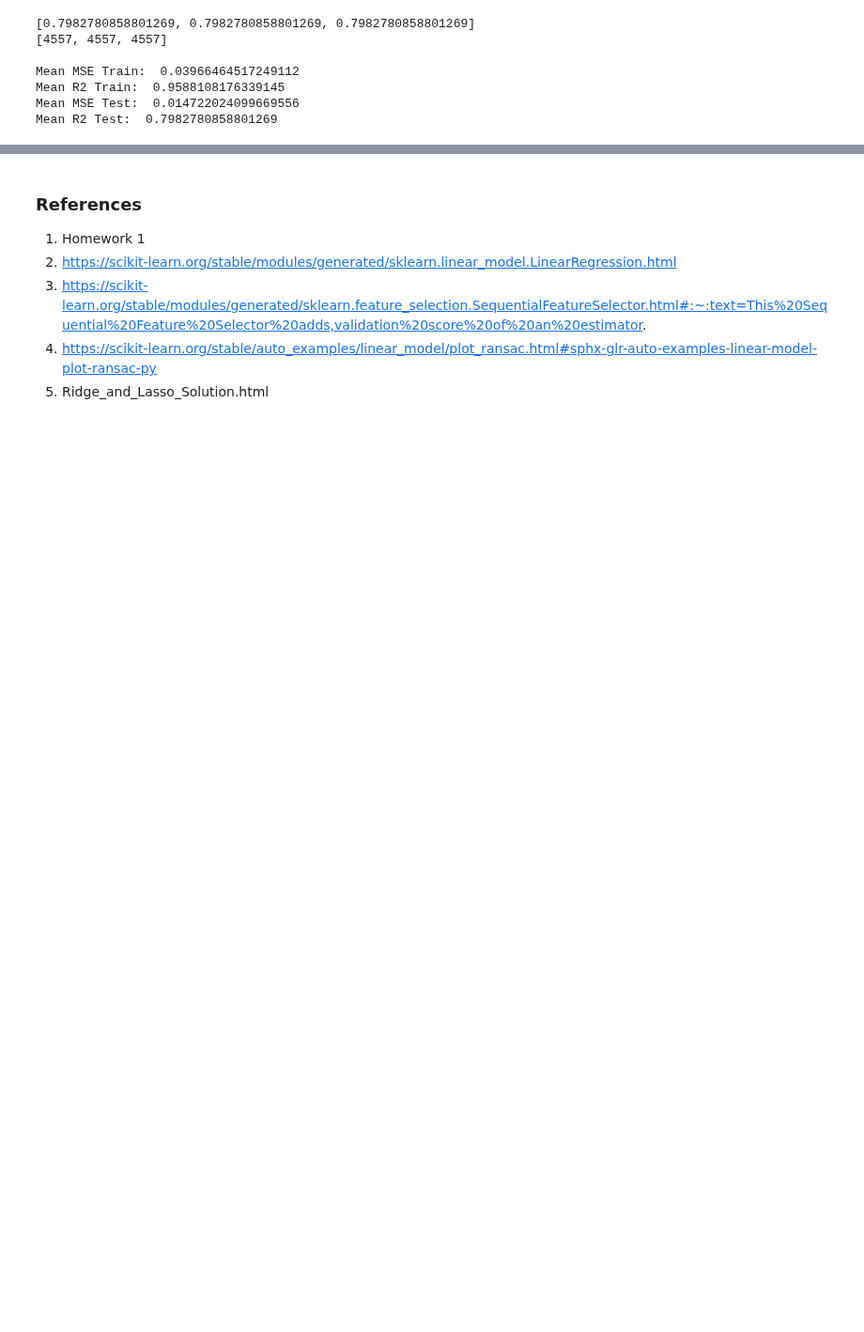
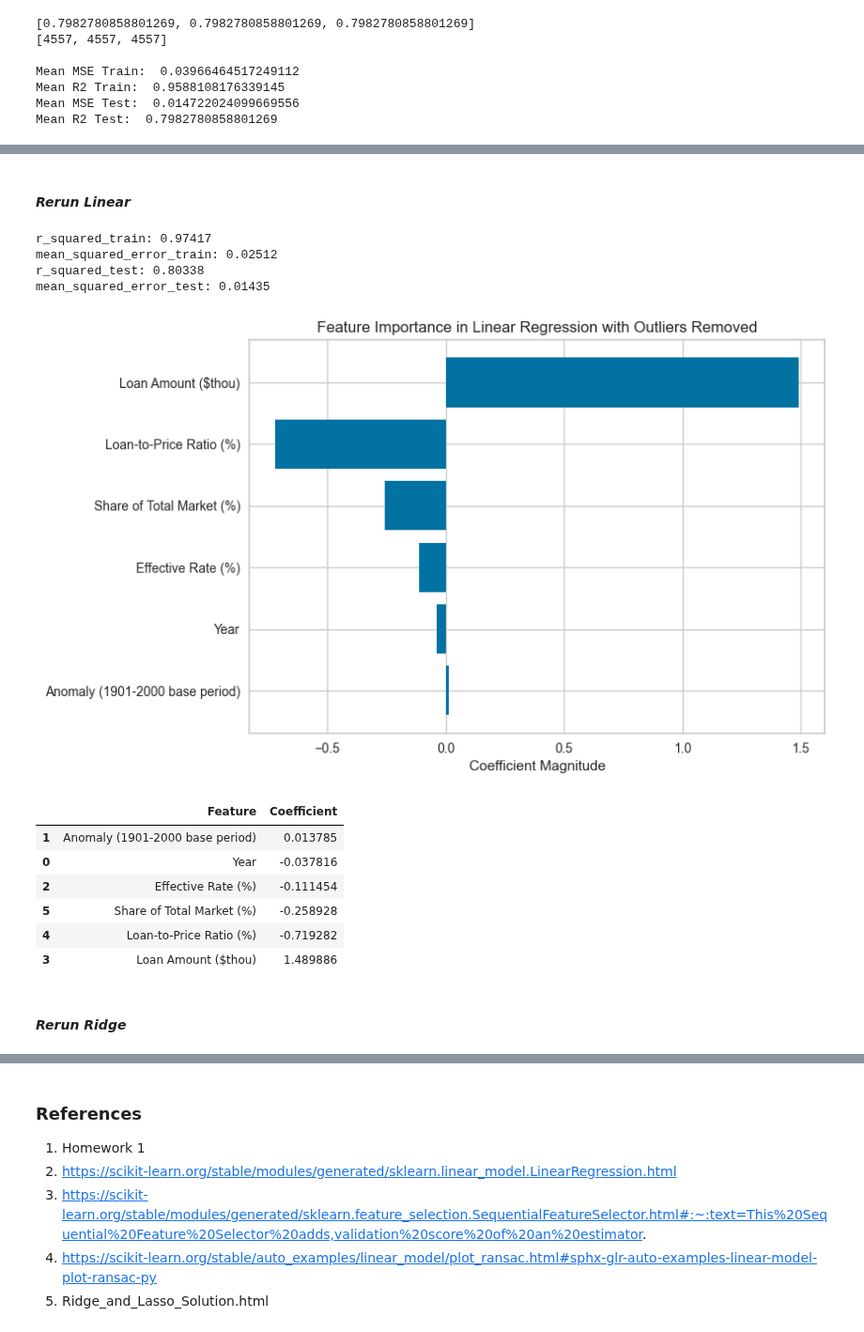
Before and after one commit to MLFP-90803-SP24-FinalProjects/Team17-FinalProject, a Jupyter notebook: Q1_Regression_Analysis.ipynb, the cells around one changed output, grey strips where cells are left out. Shown at 94% size. Saved outputs shown, nothing was run; the diff lists cells and outputs as text; code cells hidden in the pictures; blank space fills up the shorter version.

```diff
--- a/Q1_Regression_Analysis.ipynb
+++ b/Q1_Regression_Analysis.ipynb
@@ -926,0 +946,5 @@ Mean R2 Test:  0.7982780858801269
+# %%
+# Remove 2008 and 2012 from the data
+mask = ~data['Year'].isin([2008, 2012])
+data = data[mask]
+data['Year'].unique()
@@ -926,0 +954,20 @@ Mean R2 Test:  0.7982780858801269
+# %%
+# Resplit the data
+# Test set is all of the last year of the dataset
+test = data[data['Year'] == 2019].copy()
+
+# Train set is all of the other years
+train = data[data['Year'] != 2019].copy()
+
+# Target is purchase price, training is done on all over columns EXCEPT irrelevant geospatial columns (which are still needed for plotting maps)
+y_test = test['Purchase Price ($thou)'].copy()
+y_train = train['Purchase Price ($thou)'].copy()
+X_train = train.drop(columns=['RegionName', 'State', 'StateFPS', 'StateAbbrv', 'Purchase Price ($thou)', \
+                       'STATEFP', 'COUNTYFP', 'COUNTYNS', 'GEOID', 'NAME', 'NAMELSAD', 'LSAD',\
+                       'CLASSFP', 'MTFCC', 'CSAFP', 'CBSAFP', 'METDIVFP', 'FUNCSTAT','geometry']).copy()
+X_test = test.drop(columns=['RegionName', 'State', 'StateFPS', 'StateAbbrv', 'Purchase Price ($thou)', \
+                       'STATEFP', 'COUNTYFP', 'COUNTYNS', 'GEOID', 'NAME', 'NAMELSAD', 'LSAD',\
+                       'CLASSFP', 'MTFCC', 'CSAFP', 'CBSAFP', 'METDIVFP', 'FUNCSTAT','geometry']).copy()
+
+# Look at the data for one of these -- looks OK
+X_test.head()
@@ -926,0 +981,37 @@ Mean R2 Test:  0.7982780858801269
+# %%
+X_train_selected = X_train[['Year', 'Anomaly (1901-2000 base period)', 'Effective Rate (%)',
+                            'Loan Amount ($thou)', 'Loan-to-Price Ratio (%)','Share of Total Market (%)']]
+X_test_selected = X_test[['Year', 'Anomaly (1901-2000 base period)', 'Effective Rate (%)',
+                          'Loan Amount ($thou)', 'Loan-to-Price Ratio (%)','Share of Total Market (%)']]
+# %% [markdown]
+#### _Rerun Linear_
+# %%
+r_squared_train_linear, mean_squared_error_train_linear, r_squared_test_linear, mean_squared_error_test_linear, l_model =\
+    run_linear_model(X_train_selected, y_train, X_test_selected, y_test)
+# %% [output]
+r_squared_train: 0.97417
+mean_squared_error_train: 0.02512
+r_squared_test: 0.80338
+mean_squared_error_test: 0.01435
+# %%
+feat_importance = pd.DataFrame({'Feature': X_train_selected.columns, 'Coefficient': l_model.coef_})
+feat_importance = feat_importance.sort_values(by='Coefficient', key=abs, ascending=True)
+
+# Creating the bar plot
+plt.barh(feat_importance['Feature'], feat_importance['Coefficient'])
+plt.xlabel('Coefficient Magnitude')
+plt.title('Feature Importance in Linear Regression with Outliers Removed')
+plt.show()
+
+feat_importance
+# %% [output]
+[figure, added]
+|  | Feature | Coefficient |
+| 1 | Anomaly (1901-2000 base period) | 0.013785 |
+| 0 | Year | -0.037816 |
+| 2 | Effective Rate (%) | -0.111454 |
+| 5 | Share of Total Market (%) | -0.258928 |
+| 4 | Loan-to-Price Ratio (%) | -0.719282 |
+| 3 | Loan Amount ($thou) | 1.489886 |
+# %% [markdown]
+#### _Rerun Ridge_
```
Also changed, not shown: parts of 13 cells of this notebook.
